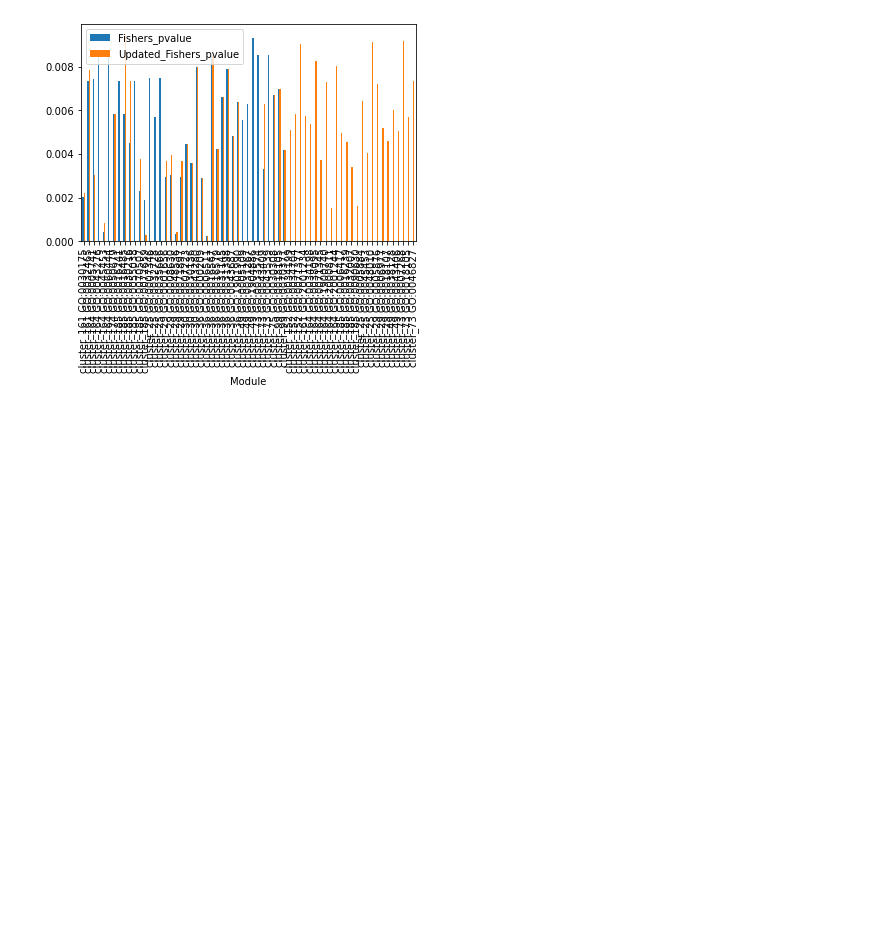
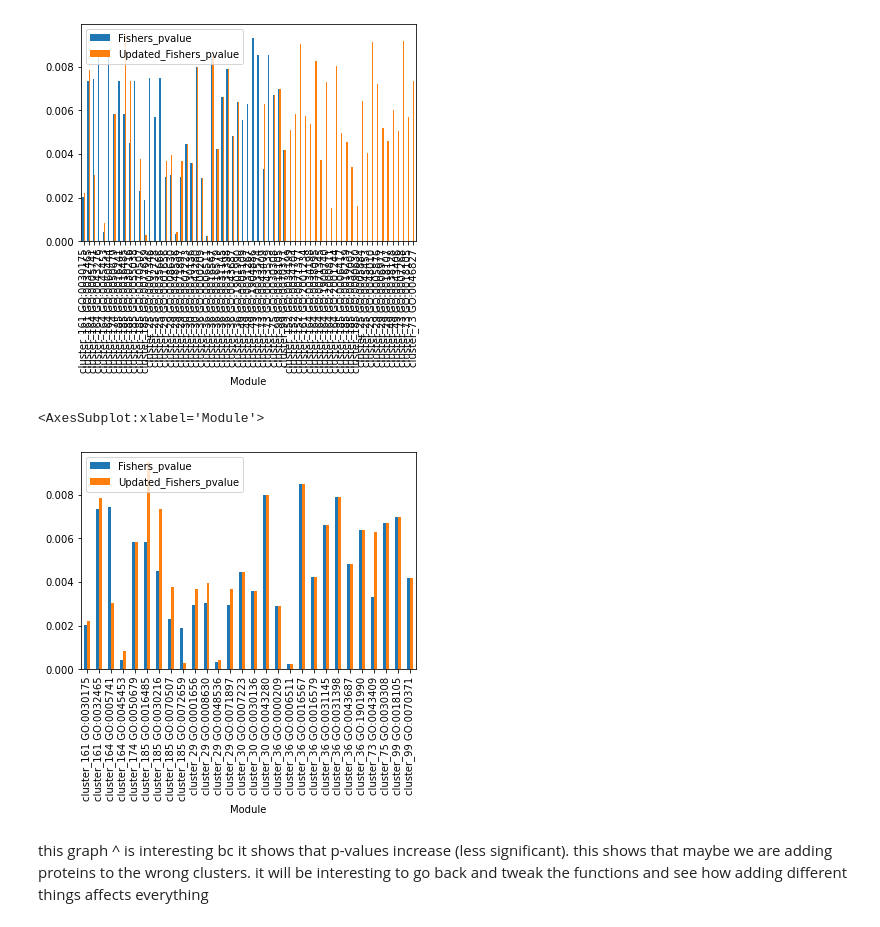
Before and after one commit to chrlatte/ClusteringWithDSD, a Jupyter notebook: src/analysis_notebook.ipynb, the cells around one changed output. Drawn from its saved outputs; the diff is of its cells as text; code cells hidden in the pictures; blank space fills up the shorter version.

Commit message:
added a new plot

```diff
--- a/src/analysis_notebook.ipynb
+++ b/src/analysis_notebook.ipynb
@@ -121,3 +121,12 @@ results_df.plot(x="Module", y=["Fishers_pvalue", "Updated_Fishers_pvalue"], kind
 # %% [output]
 <AxesSubplot:xlabel='Module'>
 [figure]
+# %%
+changes_df = (results_df.copy()).dropna(axis=0)
+# %%
+changes_df.plot(x="Module", y=["Fishers_pvalue", "Updated_Fishers_pvalue"], kind="bar")
+# %% [output]
+<AxesSubplot:xlabel='Module'>
+[figure, added]
+# %% [markdown]
+this graph ^ is interesting bc it shows that p-values increase (less significant). this shows that maybe we are adding proteins to the wrong clusters. it will be interesting to go back and tweak the functions and see how adding different things affects everything
```
